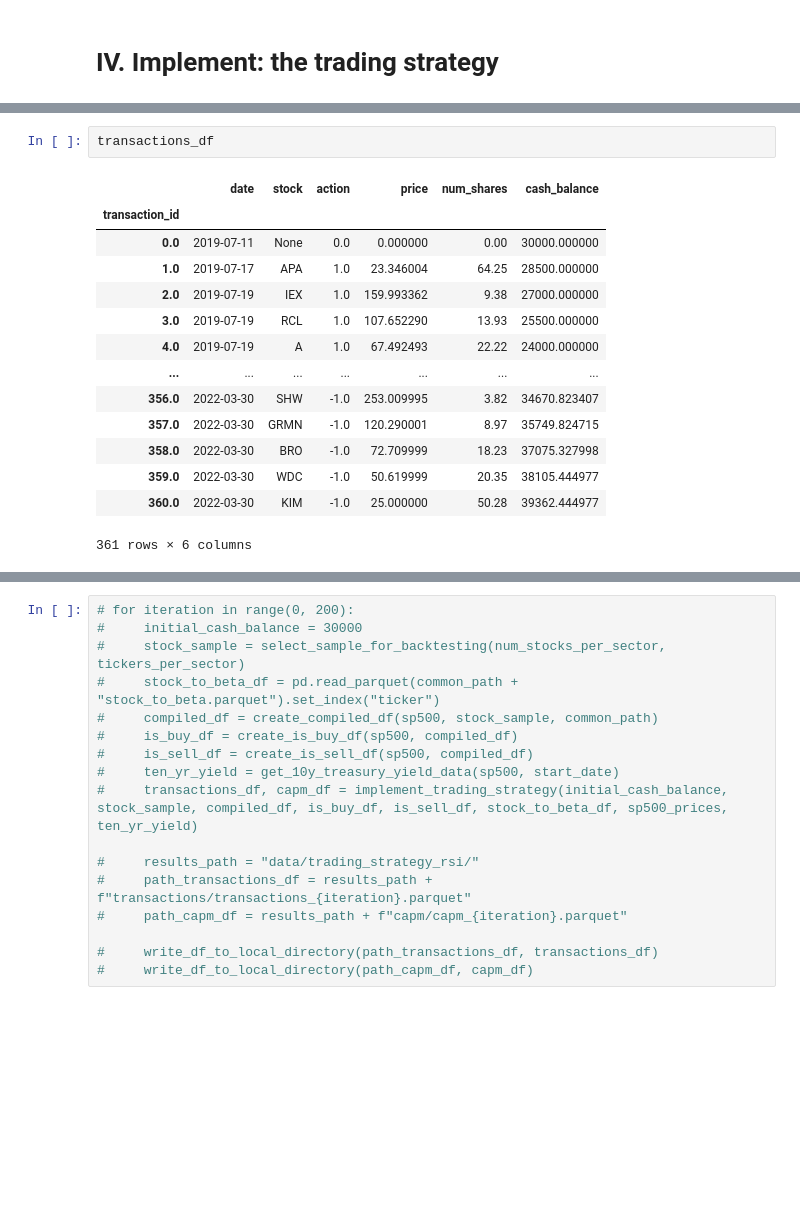
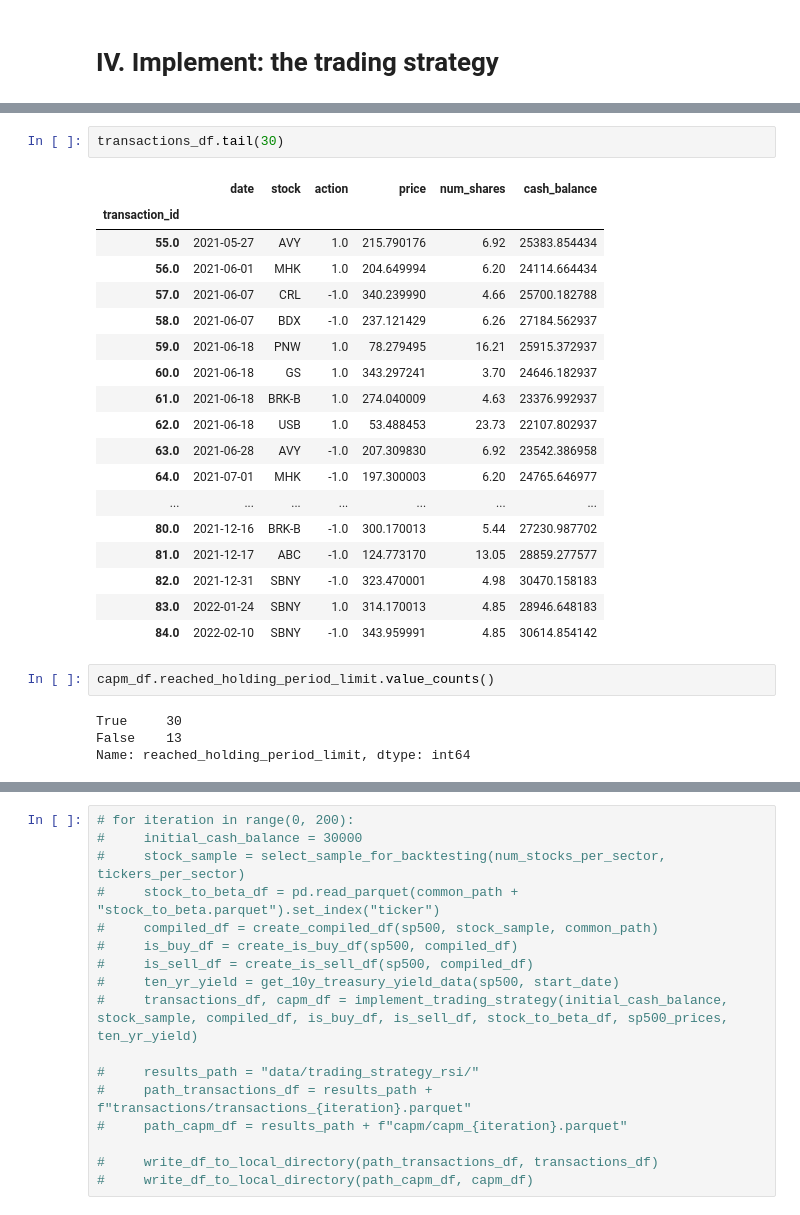
Before and after one commit to musubr/ev-auto-stocks, a Jupyter notebook: eda/ms_2022-04-08_backtesting-v2-trading-strategy.ipynb, the cells around one changed output, grey strips where cells are left out. Saved outputs shown, nothing was run; the diff lists cells and outputs as text; blank space fills up the shorter version.

```diff
--- a/eda/ms_2022-04-08_backtesting-v2-trading-strategy.ipynb
+++ b/eda/ms_2022-04-08_backtesting-v2-trading-strategy.ipynb
@@ -171,21 +300,31 @@ transactions_df, capm_df = b.implement_trading_strategy(
 )
-# %%
-transactions_df
-# %% [output]
-|  | date | stock | action | price | num_shares | cash_balance |
-| transaction_id |  |  |  |  |  |  |
-| 0.0 | 2019-07-11 | None | 0.0 | 0.000000 | 0.00 | 30000.000000 |
-| 1.0 | 2019-07-17 | APA | 1.0 | 23.346004 | 64.25 | 28500.000000 |
-| 2.0 | 2019-07-19 | IEX | 1.0 | 159.993362 | 9.38 | 27000.000000 |
-| 3.0 | 2019-07-19 | RCL | 1.0 | 107.652290 | 13.93 | 25500.000000 |
-| 4.0 | 2019-07-19 | A | 1.0 | 67.492493 | 22.22 | 24000.000000 |
-| ... | ... | ... | ... | ... | ... | ... |
-| 356.0 | 2022-03-30 | SHW | -1.0 | 253.009995 | 3.82 | 34670.823407 |
-| 357.0 | 2022-03-30 | GRMN | -1.0 | 120.290001 | 8.97 | 35749.824715 |
-| 358.0 | 2022-03-30 | BRO | -1.0 | 72.709999 | 18.23 | 37075.327998 |
-| 359.0 | 2022-03-30 | WDC | -1.0 | 50.619999 | 20.35 | 38105.444977 |
-| 360.0 | 2022-03-30 | KIM | -1.0 | 25.000000 | 50.28 | 39362.444977 |
-361 rows × 6 columns
+# %%
+transactions_df.tail(30)
+# %% [output]
+|  | date | stock | action | price | num_shares | cash_balance |
+| transaction_id |  |  |  |  |  |  |
+| 55.0 | 2021-05-27 | AVY | 1.0 | 215.790176 | 6.92 | 25383.854434 |
+| 56.0 | 2021-06-01 | MHK | 1.0 | 204.649994 | 6.20 | 24114.664434 |
+| 57.0 | 2021-06-07 | CRL | -1.0 | 340.239990 | 4.66 | 25700.182788 |
+| 58.0 | 2021-06-07 | BDX | -1.0 | 237.121429 | 6.26 | 27184.562937 |
+| 59.0 | 2021-06-18 | PNW | 1.0 | 78.279495 | 16.21 | 25915.372937 |
+| 60.0 | 2021-06-18 | GS | 1.0 | 343.297241 | 3.70 | 24646.182937 |
+| 61.0 | 2021-06-18 | BRK-B | 1.0 | 274.040009 | 4.63 | 23376.992937 |
+| 62.0 | 2021-06-18 | USB | 1.0 | 53.488453 | 23.73 | 22107.802937 |
+| 63.0 | 2021-06-28 | AVY | -1.0 | 207.309830 | 6.92 | 23542.386958 |
+| 64.0 | 2021-07-01 | MHK | -1.0 | 197.300003 | 6.20 | 24765.646977 |
+| ... | ... | ... | ... | ... | ... | ... |
+| 80.0 | 2021-12-16 | BRK-B | -1.0 | 300.170013 | 5.44 | 27230.987702 |
+| 81.0 | 2021-12-17 | ABC | -1.0 | 124.773170 | 13.05 | 28859.277577 |
+| 82.0 | 2021-12-31 | SBNY | -1.0 | 323.470001 | 4.98 | 30470.158183 |
+| 83.0 | 2022-01-24 | SBNY | 1.0 | 314.170013 | 4.85 | 28946.648183 |
+| 84.0 | 2022-02-10 | SBNY | -1.0 | 343.959991 | 4.85 | 30614.854142 |
+# %%
+capm_df.reached_holding_period_limit.value_counts()
+# %% [output]
+True     30
+False    13
+Name: reached_holding_period_limit, dtype: int64
 # %%
 capm_df.tail(50)
 # %% [output]
```
Also changed, not shown: parts of 11 cells of this notebook, 1 other file.
